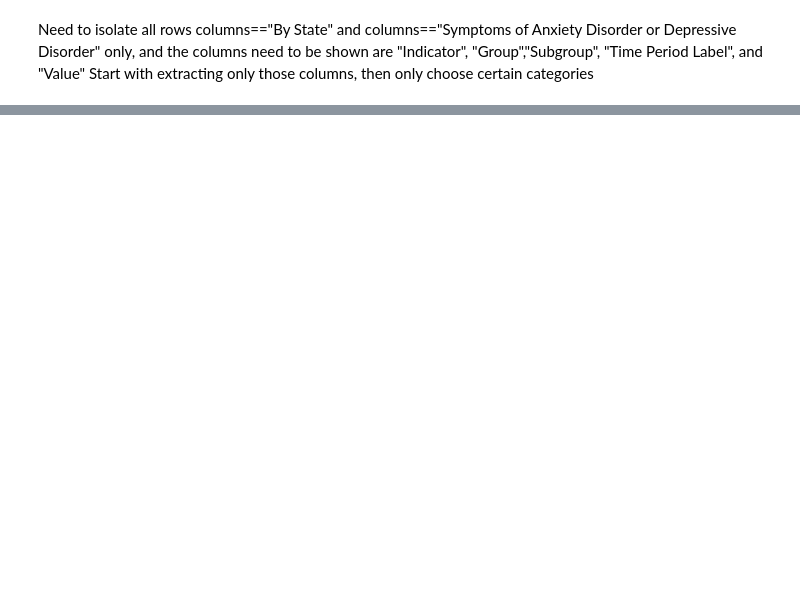
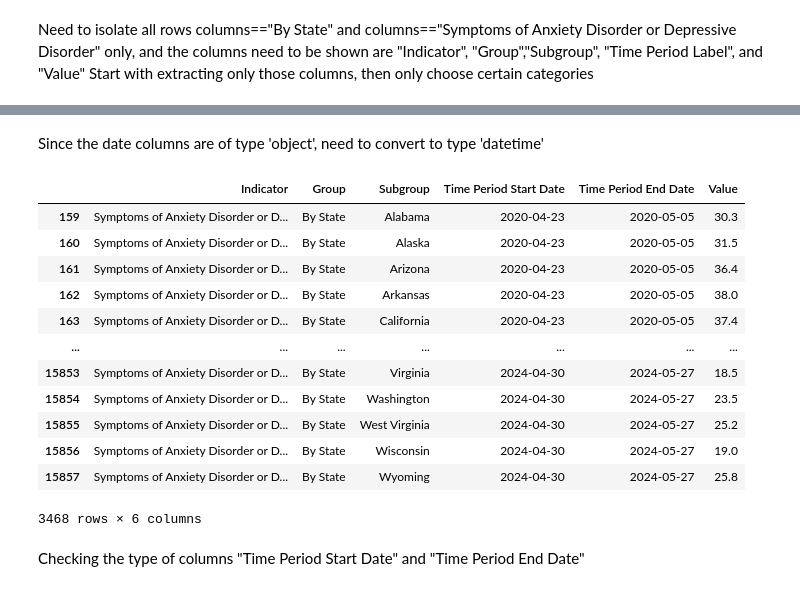
Before and after one commit to kittysinaga/Capstone_Project, a Jupyter notebook: Working.ipynb, the cells around one changed output, grey strips where cells are left out. Cells and saved outputs as stored; diff of their text form; code cells hidden in the pictures; blank space fills up the shorter version.

```diff
--- a/Working.ipynb
+++ b/Working.ipynb
@@ -68,0 +76,22 @@ display(working_mentalDF)
+# %% [markdown]
+Since the date columns are of type 'object', need to convert to type 'datetime'
+# %%
+working_mentalDF["Time Period Start Date"]=pd.to_datetime(working_mentalDF["Time Period Start Date"])
+working_mentalDF["Time Period End Date"]=pd.to_datetime(working_mentalDF["Time Period End Date"])
+display(working_mentalDF)
+# %% [output]
+|  | Indicator | Group | Subgroup | Time Period Start Date | Time Period End Date | Value |
+| 159 | Symptoms of Anxiety Disorder or D... | By State | Alabama | 2020-04-23 | 2020-05-05 | 30.3 |
+| 160 | Symptoms of Anxiety Disorder or D... | By State | Alaska | 2020-04-23 | 2020-05-05 | 31.5 |
+| 161 | Symptoms of Anxiety Disorder or D... | By State | Arizona | 2020-04-23 | 2020-05-05 | 36.4 |
+| 162 | Symptoms of Anxiety Disorder or D... | By State | Arkansas | 2020-04-23 | 2020-05-05 | 38.0 |
+| 163 | Symptoms of Anxiety Disorder or D... | By State | California | 2020-04-23 | 2020-05-05 | 37.4 |
+| ... | ... | ... | ... | ... | ... | ... |
+| 15853 | Symptoms of Anxiety Disorder or D... | By State | Virginia | 2024-04-30 | 2024-05-27 | 18.5 |
+| 15854 | Symptoms of Anxiety Disorder or D... | By State | Washington | 2024-04-30 | 2024-05-27 | 23.5 |
+| 15855 | Symptoms of Anxiety Disorder or D... | By State | West Virginia | 2024-04-30 | 2024-05-27 | 25.2 |
+| 15856 | Symptoms of Anxiety Disorder or D... | By State | Wisconsin | 2024-04-30 | 2024-05-27 | 19.0 |
+| 15857 | Symptoms of Anxiety Disorder or D... | By State | Wyoming | 2024-04-30 | 2024-05-27 | 25.8 |
+3468 rows × 6 columns
+# %% [markdown]
+Checking the type of columns "Time Period Start Date" and "Time Period End Date"
```
Also changed, not shown: parts of 6 cells of this notebook.
